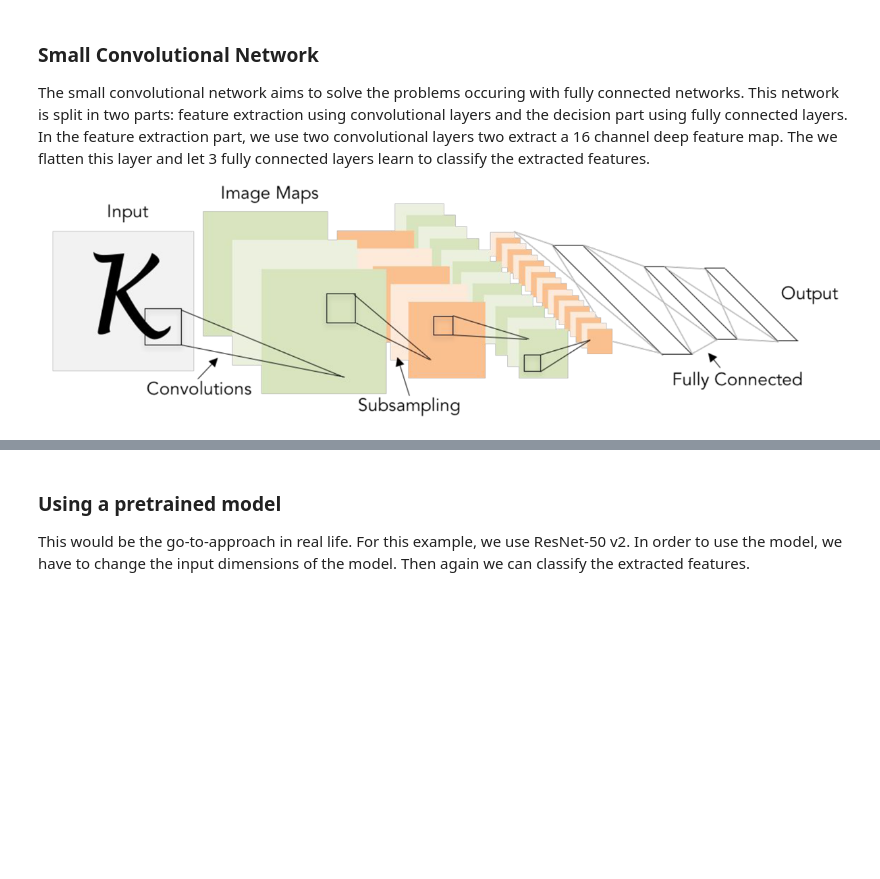
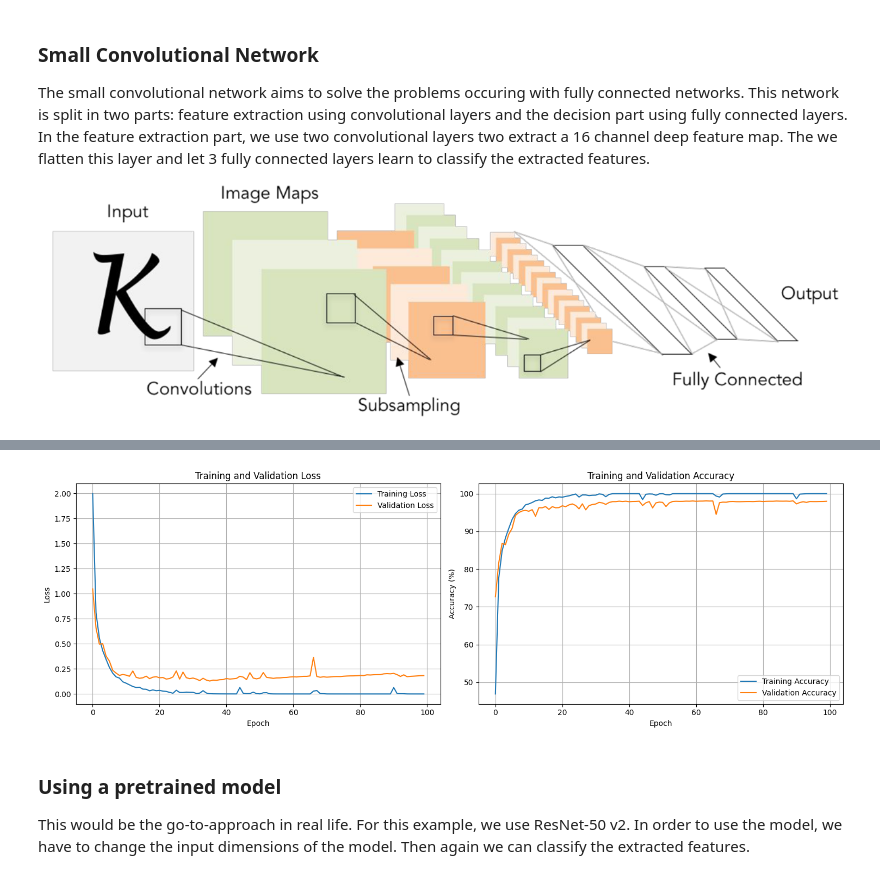
Before and after one commit to AImotion-Bavaria/dl-bootcamp, a Jupyter notebook: [WORKBOOK]Deep_Learning_Bootcamp_PyTorch_26.ipynb, the cells around one changed output, grey strips where cells are left out. Cells and saved outputs as stored; diff of their text form; code cells hidden in the pictures; blank space fills up the shorter version.

```diff
--- a/[WORKBOOK]Deep_Learning_Bootcamp_PyTorch_26.ipynb
+++ b/[WORKBOOK]Deep_Learning_Bootcamp_PyTorch_26.ipynb
@@ -554,0 +536,31 @@ def large_conv_net(num_classes=num_classes):
+# %%
+class SmallConvNet(nn.Module):
+    def __init__(self, num_classes=num_classes):
+        super().__init__()
+        # Convolutional layers
+        self.conv1 = nn.Conv2d(in_channels=3, out_channels=6, kernel_size=3)
+        self.pool = nn.MaxPool2d(kernel_size=2, stride=2)
+
+        # Calculate size after convolutions and pooling
+        # Input: 45x45, after conv1: 43x43, after pool: 21x21
+        self.fc1 = nn.Linear(6 * 21 * 21, 120)
+        self.fc2 = nn.Linear(120, num_classes)
+
+    def forward(self, x):
+        # Apply first conv layer with ReLU and pooling
+        x = self.pool(F.relu(self.conv1(x)))
+
+        # Flatten
+        x = torch.flatten(x, start_dim=1)
+
+        # Fully connected layers
+        x = F.relu(self.fc1(x))
+        x = self.fc2(x)
+
+        return x
+
+# Create the model
+small_conv_net = SmallConvNet()
+print(small_conv_net)
+# Train the model and get history
+history_conv = train(small_conv_net, learning_rate=0.001, num_epochs=100)
@@ -555,3 +585,7 @@ def large_conv_net(num_classes=num_classes):
+# %%
+plot_history(history_conv)
+# %% [output]
+[figure, added]
 # %% [markdown]
 ### Using a pretrained model
 
```
Also changed, not shown: parts of 11 cells of this notebook.
